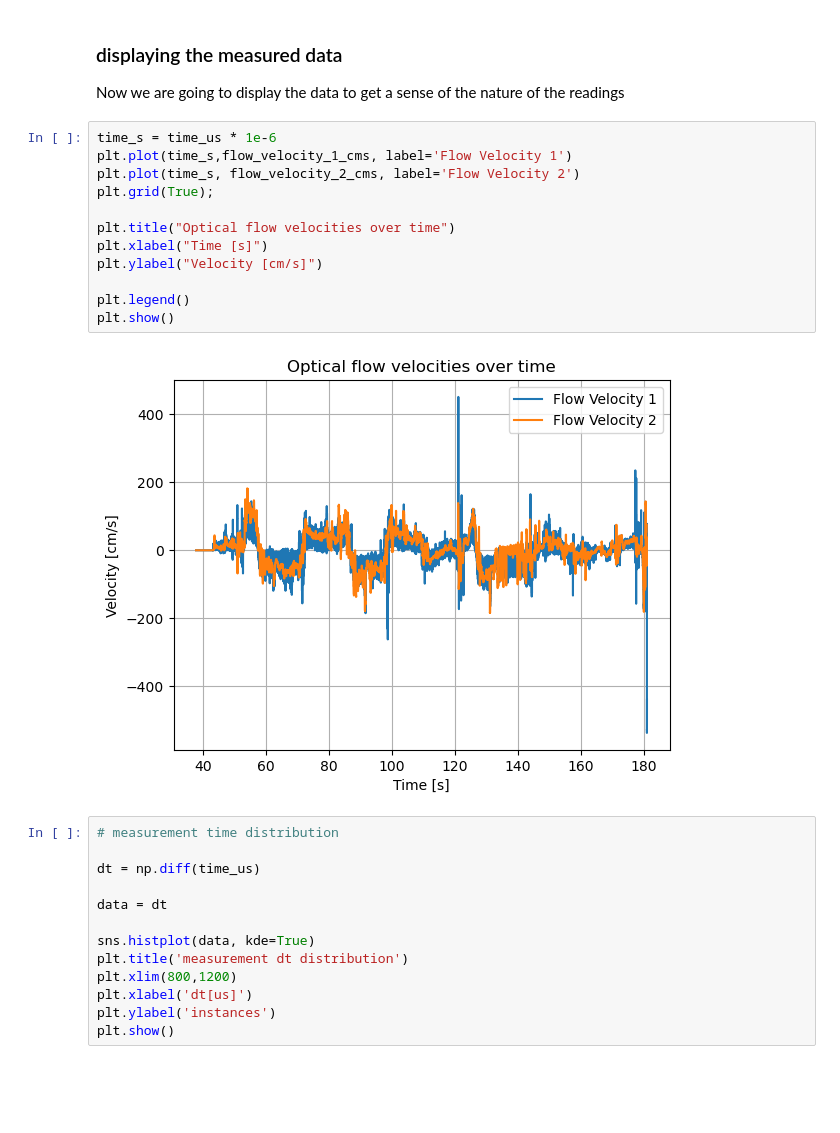
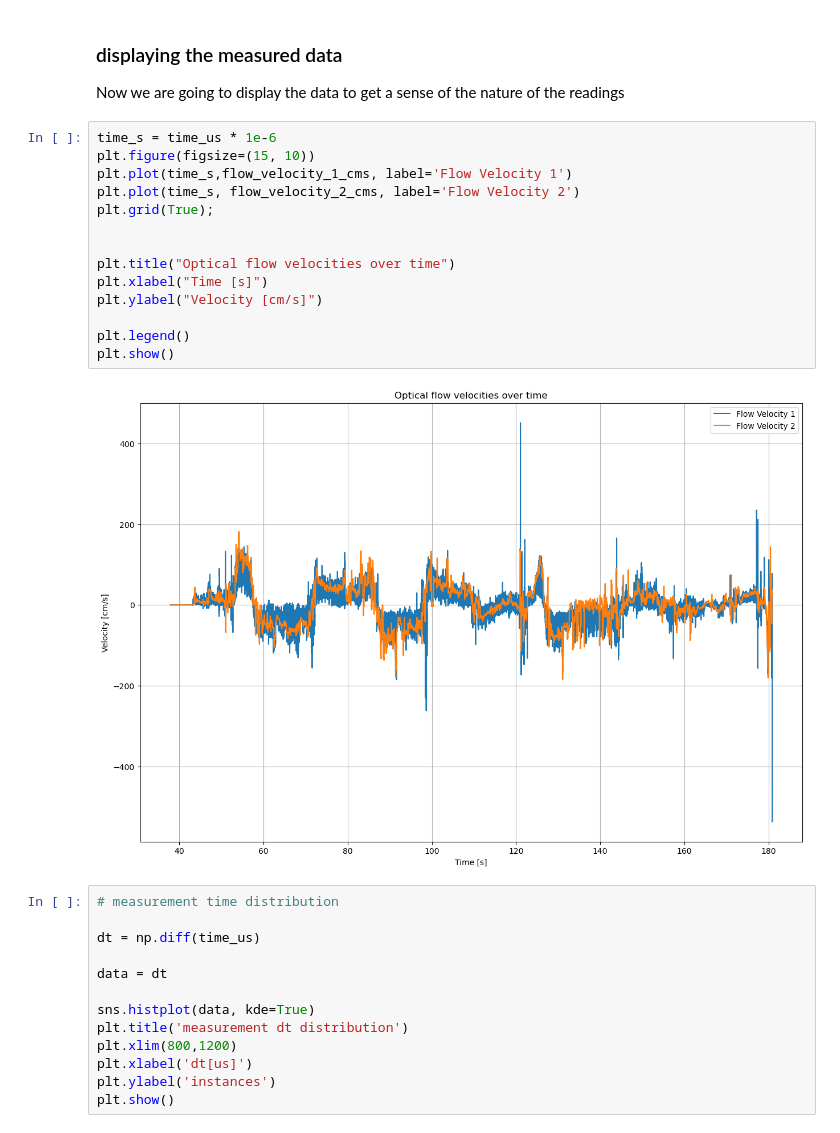
Before and after one commit to lior-sc/kalman_filter_notebook, a Jupyter notebook: kalman state estimator.ipynb, the cells around one changed output. Cells and saved outputs as stored; diff of their text form; blank space fills up the shorter version.

```diff
--- a/kalman state estimator.ipynb
+++ b/kalman state estimator.ipynb
@@ -29,18 +29,20 @@ flow_velocity_2_cms = df['secFlowVelocityX[cm/s]'].to_numpy()
 Now we are going to display the data to get a sense of the nature of the readings
 # %%
 time_s = time_us * 1e-6
+plt.figure(figsize=(15, 10))
 plt.plot(time_s,flow_velocity_1_cms, label='Flow Velocity 1')
 plt.plot(time_s, flow_velocity_2_cms, label='Flow Velocity 2')
 plt.grid(True);
+
 
 plt.title("Optical flow velocities over time")
 plt.xlabel("Time [s]")
 plt.ylabel("Velocity [cm/s]")
 
 plt.legend()
 plt.show()
 # %% [output]
-[figure, old version]
+[figure, new version]
 # %%
 # measurement time distribution
 
```
Also changed, not shown: parts of 12 cells of this notebook.
